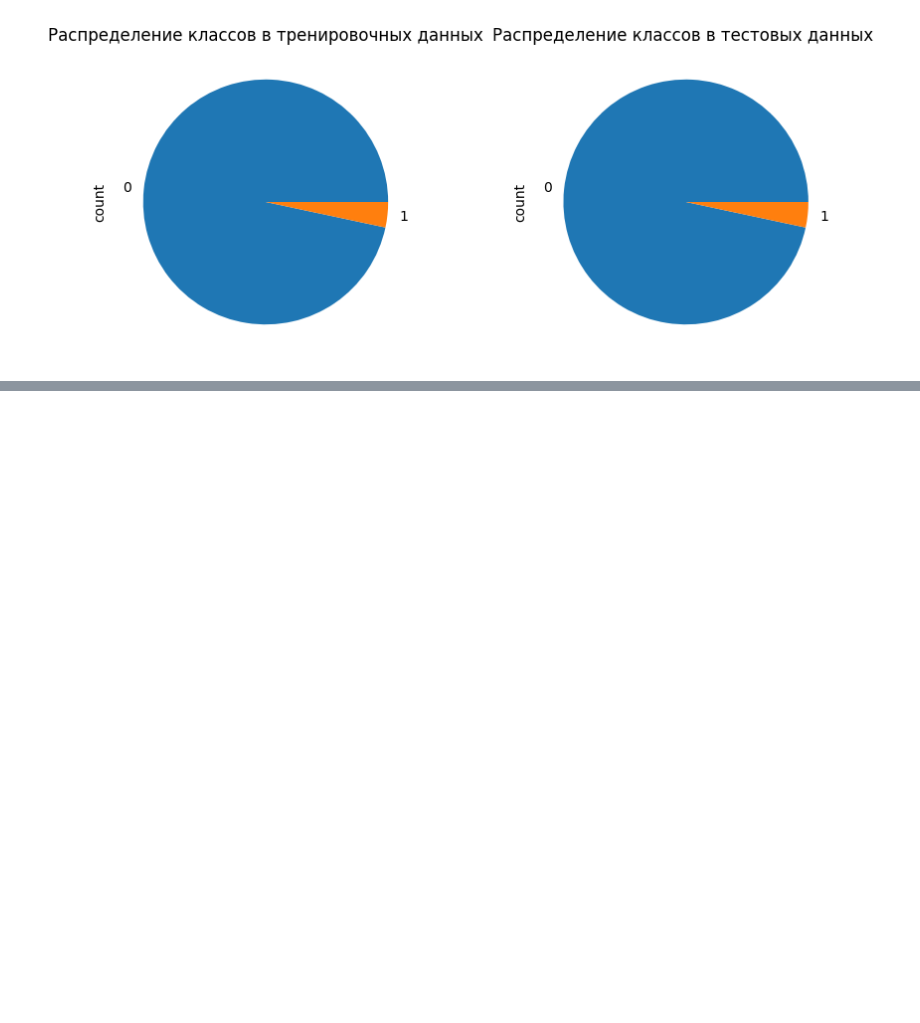
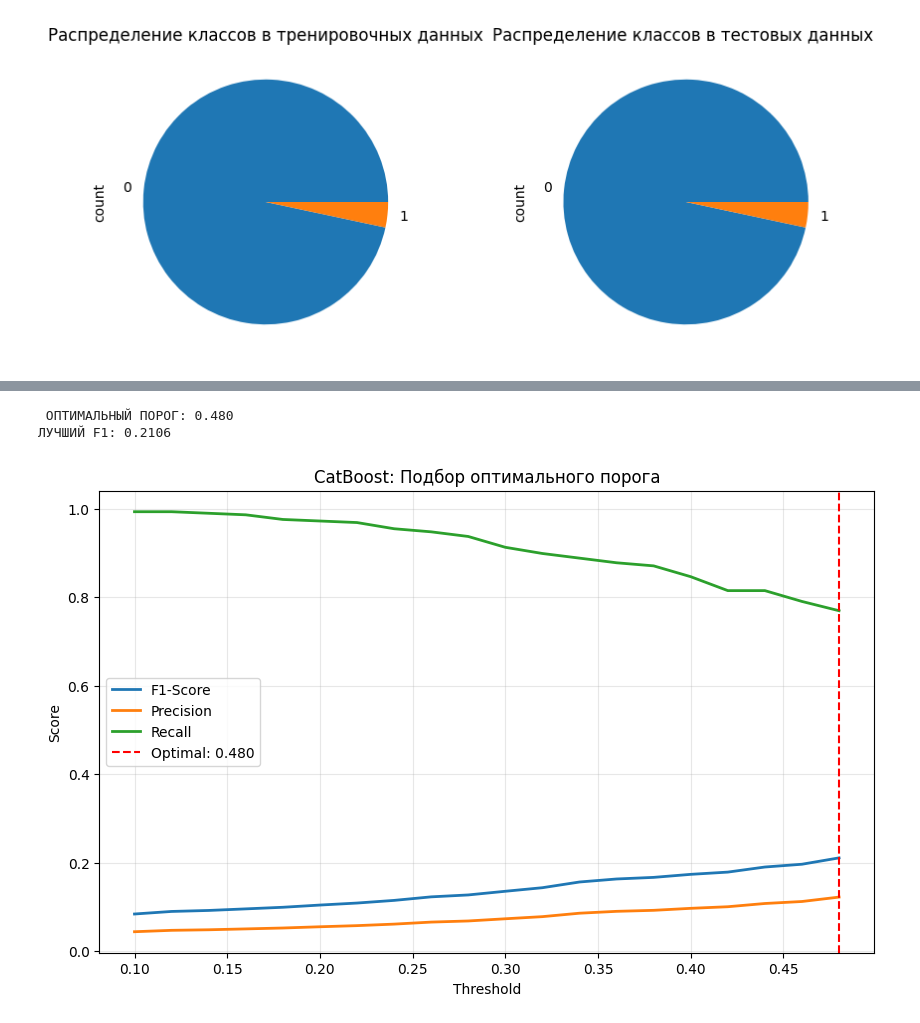
Before and after one commit to bertnyak/amazon_sales, a Jupyter notebook: amazon_sales_dataset.ipynb, the cells around one changed output, grey strips where cells are left out. Drawn from its saved outputs; the diff is of its cells as text; code cells hidden in the pictures; blank space fills up the shorter version.

```diff
--- a/amazon_sales_dataset.ipynb
+++ b/amazon_sales_dataset.ipynb
@@ -528,0 +810,53 @@ Shrink model to first 63 iterations.
+# %%
+# Подберем оптимальный порог для CatBoost
+def optimize_threshold_f1(model, X_test, y_test):
+    y_pred_proba = model.predict_proba(X_test)[:, 1]
+
+    thresholds = np.arange(0.1, 0.5, 0.02)
+    best_f1 = 0
+    best_threshold = 0.5
+    results = []
+
+    for threshold in thresholds:
+        y_pred = (y_pred_proba >= threshold).astype(int)
+        f1 = f1_score(y_test, y_pred)
+        precision = precision_score(y_test, y_pred)
+        recall = recall_score(y_test, y_pred)
+
+        results.append({
+            'threshold': threshold,
+            'f1': f1,
+            'precision': precision,
+            'recall': recall
+        })
+
+        if f1 > best_f1:
+            best_f1 = f1
+            best_threshold = threshold
+
+    return best_threshold, best_f1, pd.DataFrame(results)
+
+# Применяем к CatBoost
+optimal_threshold, optimal_f1, threshold_results = optimize_threshold_f1(
+    catboost_model, X_test_scaled, y_test
+)
+
+print(f" ОПТИМАЛЬНЫЙ ПОРОГ: {optimal_threshold:.3f}")
+print(f"ЛУЧШИЙ F1: {optimal_f1:.4f}")
+
+# Визуализация
+plt.figure(figsize=(10, 6))
+plt.plot(threshold_results['threshold'], threshold_results['f1'], label='F1-Score', linewidth=2)
+plt.plot(threshold_results['threshold'], threshold_results['precision'], label='Precision', linewidth=2)
+plt.plot(threshold_results['threshold'], threshold_results['recall'], label='Recall', linewidth=2)
+plt.axvline(optimal_threshold, color='red', linestyle='--', label=f'Optimal: {optimal_threshold:.3f}')
+plt.xlabel('Threshold')
+plt.ylabel('Score')
+plt.title('CatBoost: Подбор оптимального порога')
+plt.legend()
+plt.grid(True, alpha=0.3)
+plt.show()
+# %% [output]
+ ОПТИМАЛЬНЫЙ ПОРОГ: 0.480
+ЛУЧШИЙ F1: 0.2106
+[figure, added]
```
Also changed, not shown: parts of 37 cells of this notebook, 4 other files.
